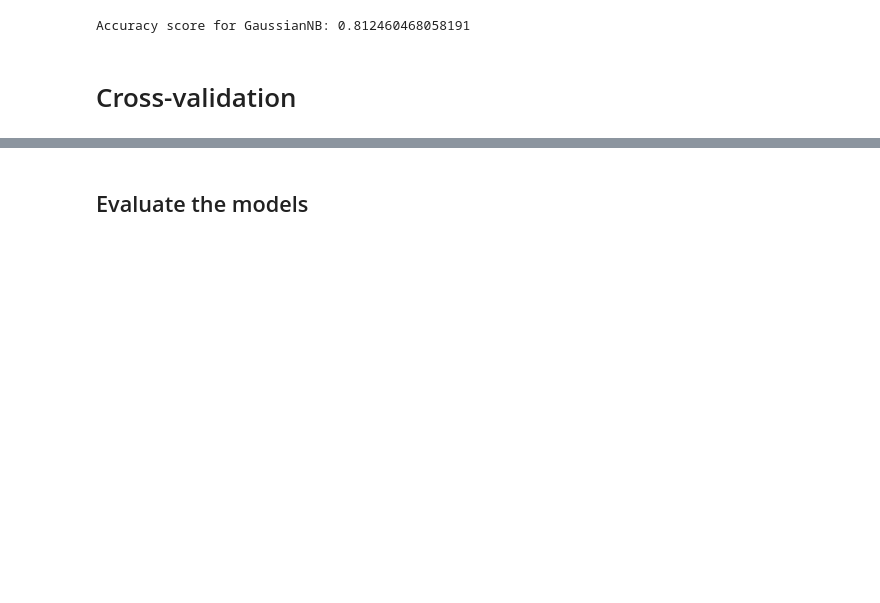
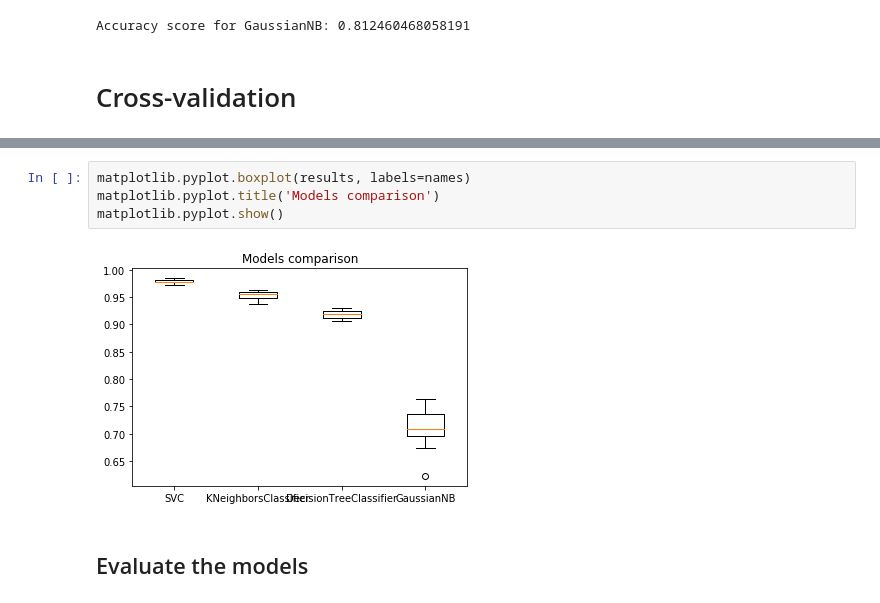
Before and after one commit to zhorta/ESILV_Python_for_data_analysis_devoir_2020, a Jupyter notebook: main.ipynb, the cells around one changed output, grey strips where cells are left out. Drawn from its saved outputs; the diff is of its cells as text; blank space fills up the shorter version.

```diff
--- a/main.ipynb
+++ b/main.ipynb
@@ -249,2 +241,8 @@ for clf in clfs:
+# %%
+matplotlib.pyplot.boxplot(results, labels=names)
+matplotlib.pyplot.title('Models comparison')
+matplotlib.pyplot.show()
+# %% [output]
+[figure, added]
 # %% [markdown]
 ## Evaluate the models
```
Also changed, not shown: parts of 4 cells of this notebook.
